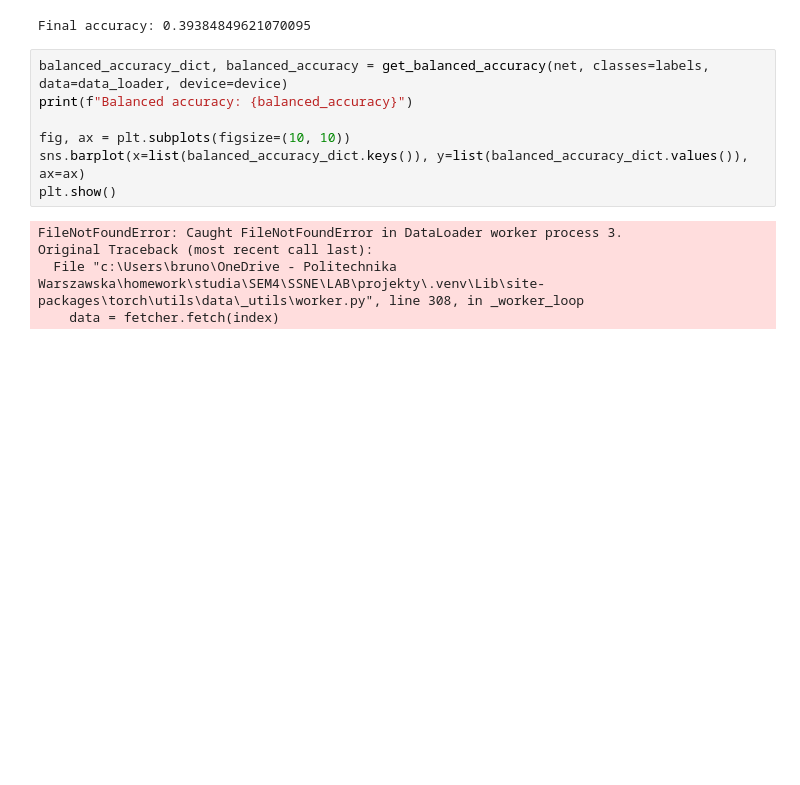
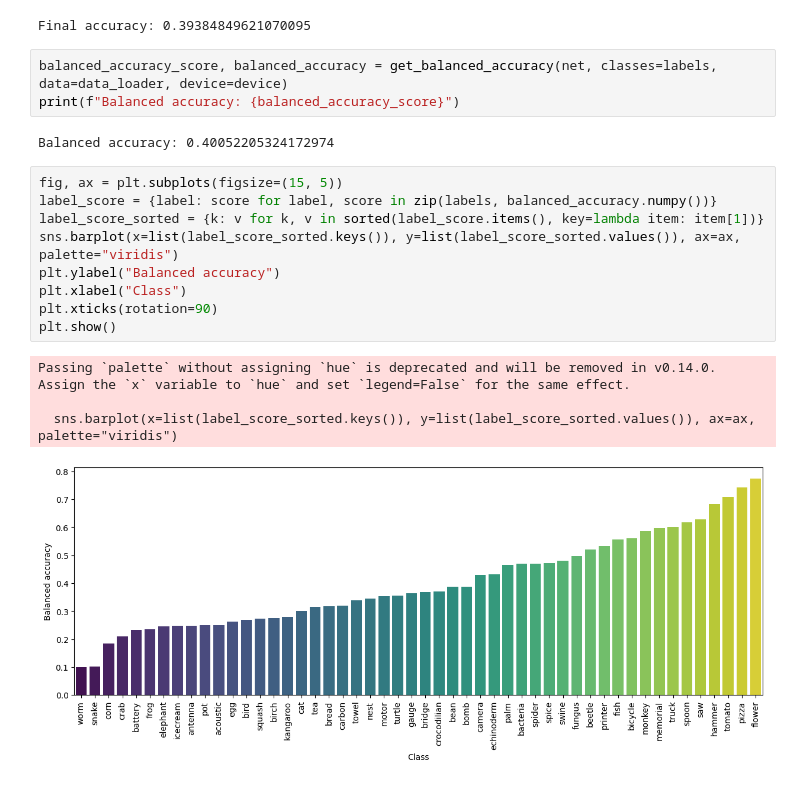
Before and after one commit to BrunoSienkiewicz/Neural-networks, a Jupyter notebook: miniprojekt_3/miniprojekt_3_start.ipynb, the cells around one changed output. Drawn from its saved outputs; the diff is of its cells as text; blank space fills up the shorter version.

```diff
--- a/miniprojekt_3/miniprojekt_3_start.ipynb
+++ b/miniprojekt_3/miniprojekt_3_start.ipynb
@@ -132,17 +133,24 @@ print(f"Final accuracy: {final_acc}")
 # %% [output]
 Final accuracy: 0.39384849621070095
 # %%
-balanced_accuracy_dict, balanced_accuracy = get_balanced_accuracy(net, classes=labels, data=data_loader, device=device)
-print(f"Balanced accuracy: {balanced_accuracy}")
-
-fig, ax = plt.subplots(figsize=(10, 10))
-sns.barplot(x=list(balanced_accuracy_dict.keys()), y=list(balanced_accuracy_dict.values()), ax=ax)
-plt.show()
+balanced_accuracy_score, balanced_accuracy = get_balanced_accuracy(net, classes=labels, data=data_loader, device=device)
+print(f"Balanced accuracy: {balanced_accuracy_score}")
 # %% [output]
-FileNotFoundError: Caught FileNotFoundError in DataLoader worker process 3.
-Original Traceback (most recent call last):
-  File "c:\Users\bruno\OneDrive - Politechnika Warszawska\homework\studia\SEM4\SSNE\LAB\projekty\.venv\Lib\site-packages\torch\utils\data\_utils\worker.py", line 308, in _worker_loop
-    data = fetcher.fetch(index)
+Balanced accuracy: 0.40052205324172974
+# %%
+fig, ax = plt.subplots(figsize=(15, 5))
+label_score = {label: score for label, score in zip(labels, balanced_accuracy.numpy())}
+label_score_sorted = {k: v for k, v in sorted(label_score.items(), key=lambda item: item[1])}
+sns.barplot(x=list(label_score_sorted.keys()), y=list(label_score_sorted.values()), ax=ax, palette="viridis")
+plt.ylabel("Balanced accuracy")
+plt.xlabel("Class")
+plt.xticks(rotation=90)
+plt.show()
+# %% [output]
+Passing `palette` without assigning `hue` is deprecated and will be removed in v0.14.0. Assign the `x` variable to `hue` and set `legend=False` for the same effect.
+
+  sns.barplot(x=list(label_score_sorted.keys()), y=list(label_score_sorted.values()), ax=ax, palette="viridis")
+[figure, added]
 # %%
 confusion_matrix = get_confusion_matrix(net, data_loader, classes=labels, device=device)
 fig, ax = plt.subplots(figsize=(10, 10))
```
Also changed, not shown: parts of 4 cells of this notebook, 5 other files.
